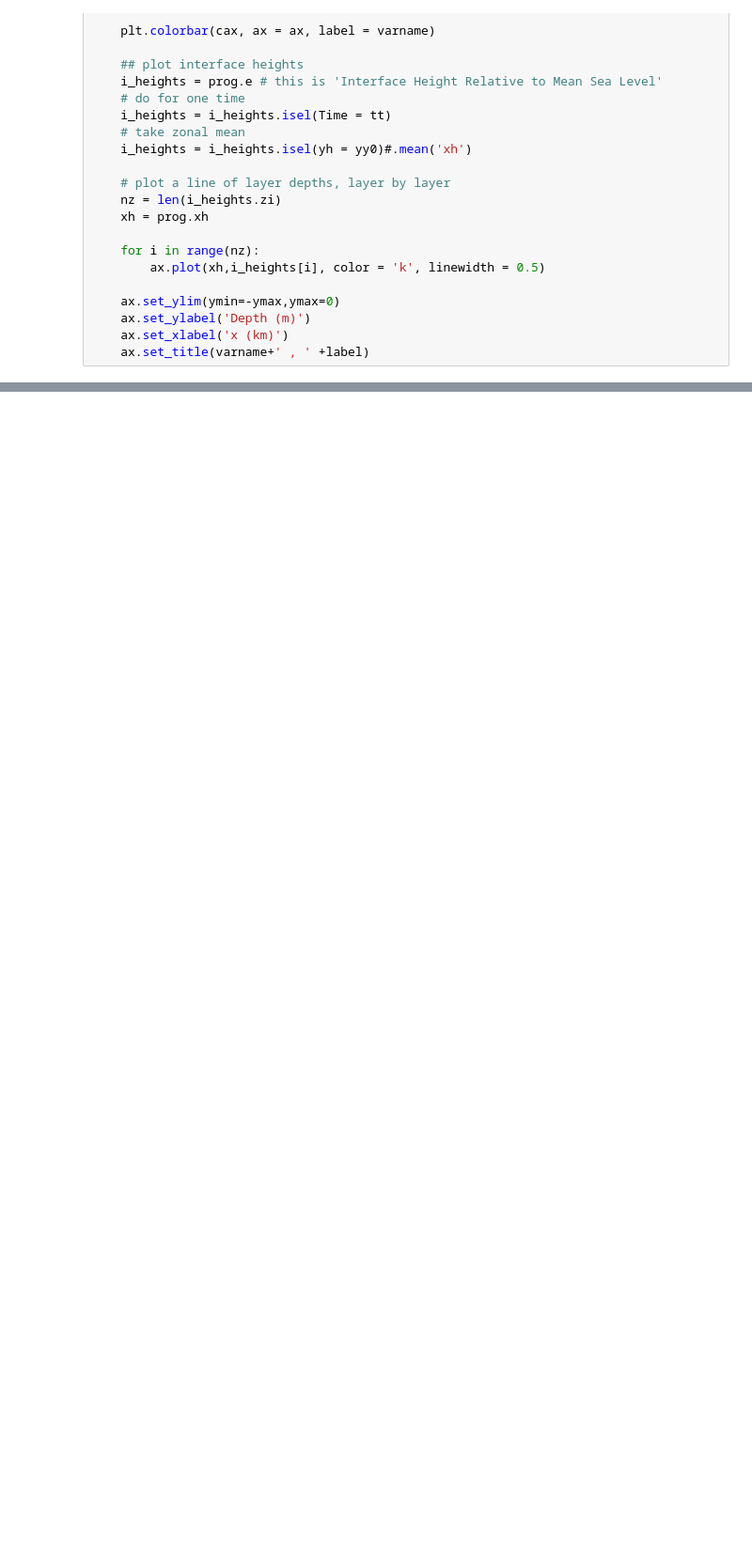
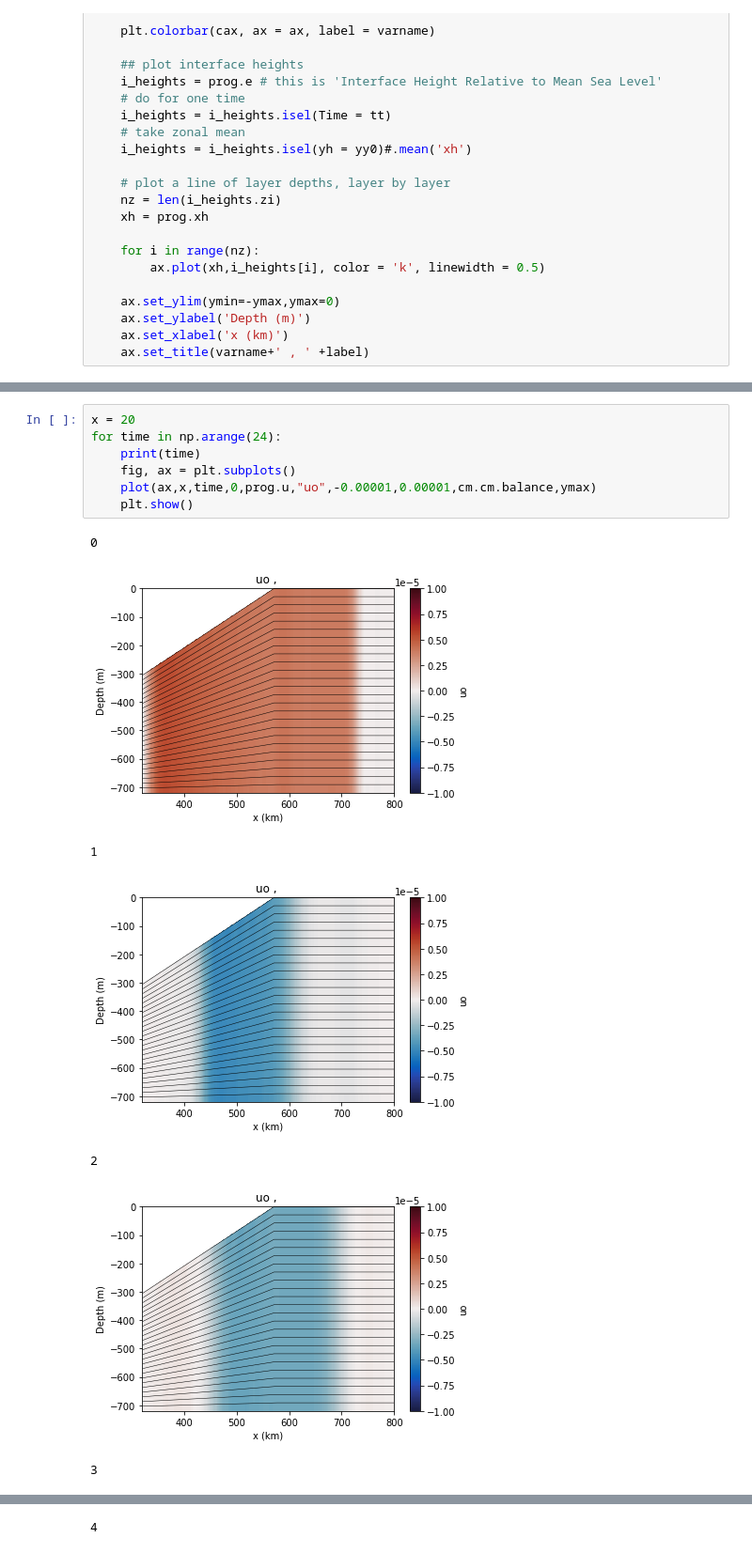
Before and after one commit to claireyung/simple_shelf_salt_bug, a Jupyter notebook: Seamount TS.ipynb, the cells around one changed output, grey strips where cells are left out. Shown at 94% size. Cells and saved outputs as stored; diff of their text form; blank space fills up the shorter version.

```diff
--- a/Seamount TS.ipynb
+++ b/Seamount TS.ipynb
@@ -97,0 +100,15 @@ U spurious velocities have the same frequency as the salt initialization anomaly
+# %%
+x = 20
+for time in np.arange(24):
+    print(time)
+    fig, ax = plt.subplots()
+    plot(ax,x,time,0,prog.u,"uo",-0.00001,0.00001,cm.cm.balance,ymax)
+    plt.show()
+# %% [output]
+0
+[figure, added]
+1
+[figure, added]
+2
+[figure, added]
+3
@@ -97,0 +116 @@ U spurious velocities have the same frequency as the salt initialization anomaly
+4
```
Also changed, not shown: parts of 7 cells of this notebook, 10 other files.
